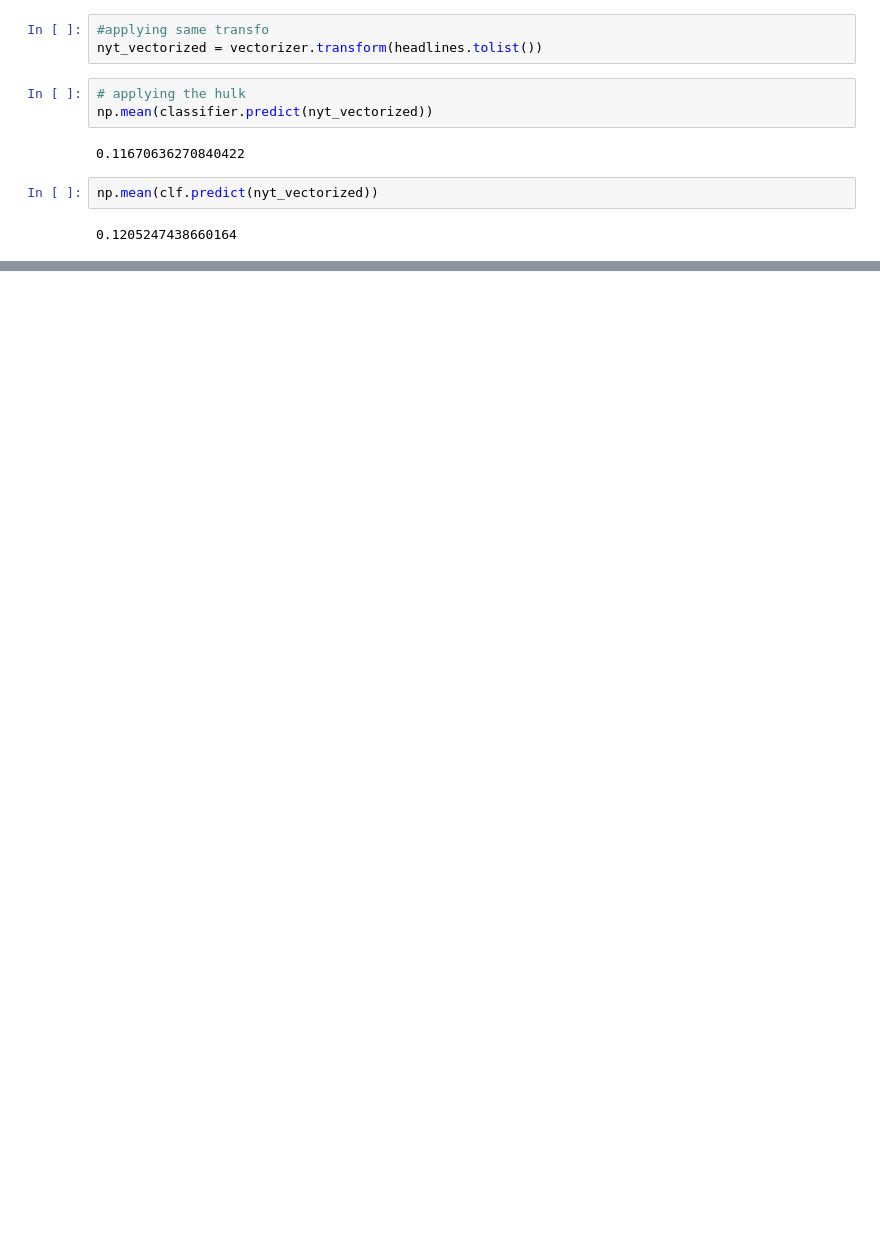
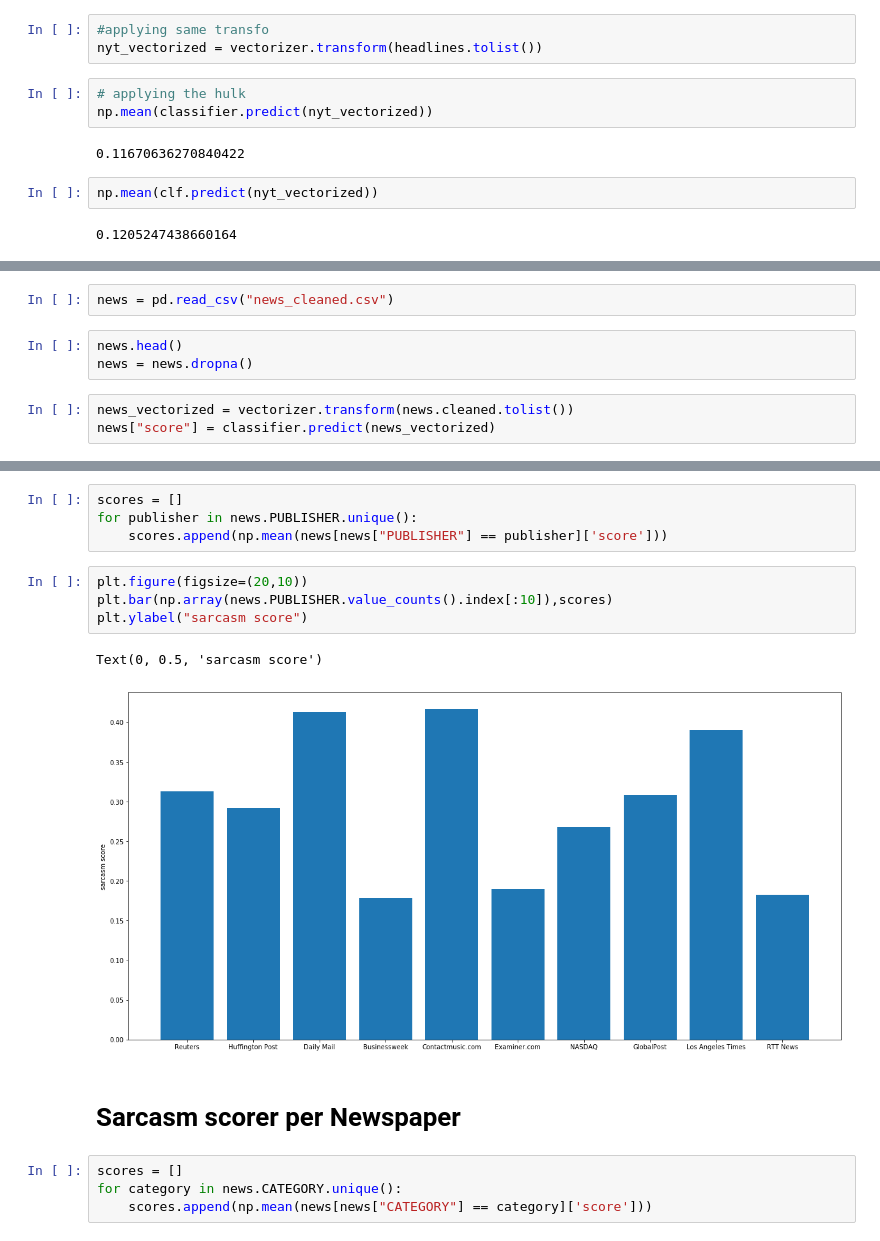
Before and after one commit to Hugo-pao/NLP-Final-Project, a Jupyter notebook: Attending_Final_Project.ipynb, the cells around one changed output, grey strips where cells are left out. Saved outputs shown, nothing was run; the diff lists cells and outputs as text; blank space fills up the shorter version.

Commit message:
added scoring sarcasm for different newspaper and subject

```diff
--- a/Attending_Final_Project.ipynb
+++ b/Attending_Final_Project.ipynb
@@ -1619,0 +1632,8 @@ np.mean(clf.predict(nyt_vectorized))
+# %%
+news = pd.read_csv("news_cleaned.csv")
+# %%
+news.head()
+news = news.dropna()
+# %%
+news_vectorized = vectorizer.transform(news.cleaned.tolist())
+news["score"] = classifier.predict(news_vectorized)
@@ -1619,0 +1649,17 @@ np.mean(clf.predict(nyt_vectorized))
+# %%
+scores = []
+for publisher in news.PUBLISHER.unique():
+    scores.append(np.mean(news[news["PUBLISHER"] == publisher]['score']))
+# %%
+plt.figure(figsize=(20,10))
+plt.bar(np.array(news.PUBLISHER.value_counts().index[:10]),scores)
+plt.ylabel("sarcasm score")
+# %% [output]
+Text(0, 0.5, 'sarcasm score')
+[figure, added]
+# %% [markdown]
+# **Sarcasm scorer per Newspaper**
+# %%
+scores = []
+for category in news.CATEGORY.unique():
+    scores.append(np.mean(news[news["CATEGORY"] == category]['score']))
```
Also changed, not shown: parts of 7 cells of this notebook.
